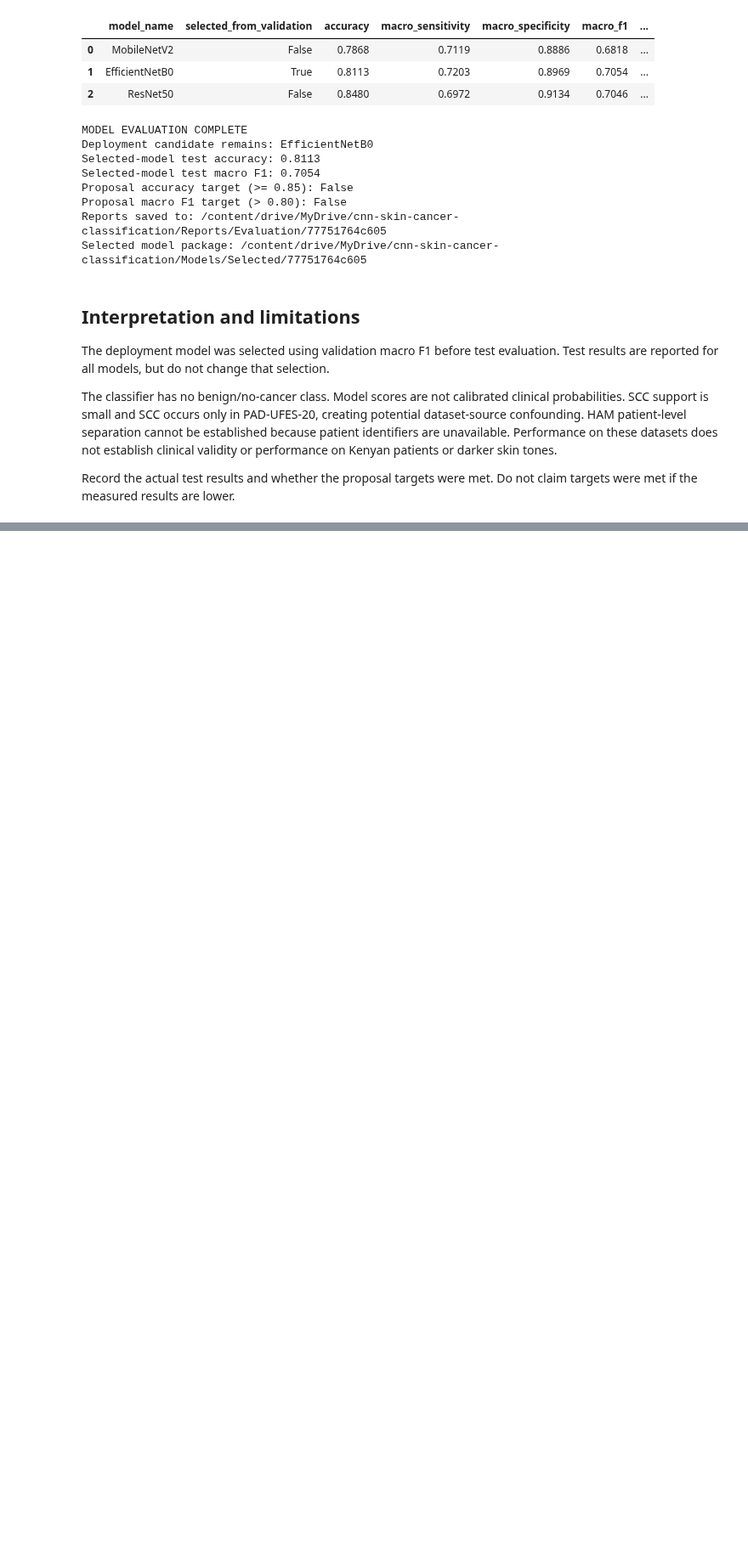
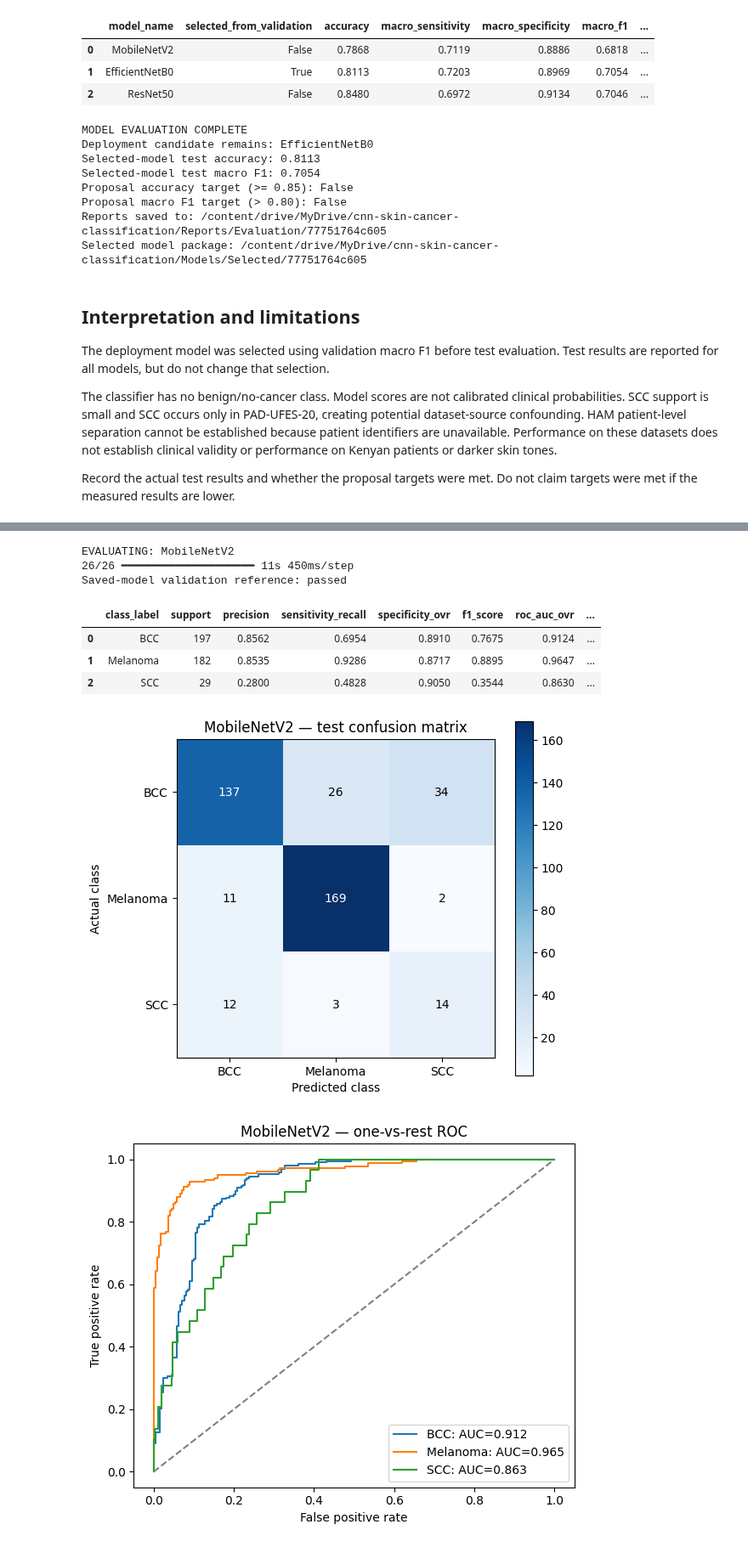
Before and after one commit to Chetalam/cnn-skin-cancer-classification, a Jupyter notebook: notebooks/06_model_evaluation.ipynb, the cells around one changed output, grey strips where cells are left out. Shown at 85% size. Drawn from its saved outputs; the diff is of its cells as text; code cells hidden in the pictures; blank space fills up the shorter version.

Commit message:
Record Experiment 2 evaluation, SCC comparison and accuracy/F1 target checks

```diff
--- a/notebooks/06_model_evaluation.ipynb
+++ b/notebooks/06_model_evaluation.ipynb
@@ -378,0 +717,79 @@ Record the actual test results and whether the proposal targets were met. Do not
+# %%
+summaries = []
+all_predictions = {}
+for name in MODEL_NAMES:
+    tf.keras.backend.clear_session()
+    gc.collect()
+    info = metadata[name]
+    folder = REPORT_ROOT / name
+    folder.mkdir(parents=True, exist_ok=True)
+    preprocess = PREPROCESSORS[info['preprocessing']]
+    model = tf.keras.models.load_model(MODEL_ROOT / name / 'best.keras', compile=False)
+
+    # Verify saved-model outputs against notebook 5's validation reference.
+    reference_frame = pd.read_csv(TRAINING_ROOT / name / 'validation_reference_images.csv')
+    with np.load(TRAINING_ROOT / name / 'validation_reference.npz') as archive:
+        reference_scores = archive['scores'].copy()
+        reference_labels = archive['labels'].copy()
+    assert np.array_equal(reference_labels, reference_frame['label_index'].to_numpy())
+    reference_images = tf.stack([read_image(str(path)) for path in reference_frame['image_path']])
+    current_scores = model.predict(preprocess(reference_images), verbose=0)
+    np.testing.assert_allclose(current_scores, reference_scores, rtol=1e-3, atol=1e-4)
+
+    test_ds = RAW_TEST.map(preprocess, num_parallel_calls=tf.data.AUTOTUNE).prefetch(tf.data.AUTOTUNE)
+    print('\nEVALUATING:', name)
+    probabilities = model.predict(test_ds, verbose=1)
+    if probabilities.shape != (len(test_frame), 3) or not np.isfinite(probabilities).all():
+        raise ValueError('Invalid model output shape or scores.')
+    if (probabilities < 0).any():
+        raise ValueError('Negative softmax scores found.')
+    np.testing.assert_allclose(probabilities.sum(axis=1), 1.0, atol=1e-5)
+    summary, per_class, matrix = compute_metrics(TEST_LABELS, probabilities)
+    summary.update({'model_name': name, 'selected_from_validation': name == SELECTED_NAME,
+                    'validation_macro_f1': info['validation_macro_f1'],
+                    'run_id': RUN_ID, 'experiment': 'Experiment 2',
+                    'evaluation_type': 'follow-up on previously inspected test set'})
+    summaries.append(summary)
+    all_predictions[name] = probabilities
+    per_class.to_csv(folder / 'per_class_metrics.csv', index=False)
+    write_json(folder / 'test_metrics.json', summary)
+    pd.DataFrame(matrix, index=CLASS_NAMES, columns=CLASS_NAMES).to_csv(folder / 'confusion_matrix.csv')
+    predictions = test_frame.drop(columns=['local_path']).copy()
+    predicted = probabilities.argmax(axis=1)
+    predictions['predicted_class'] = np.asarray(CLASS_NAMES)[predicted]
+    predictions['model_score'] = probabilities.max(axis=1)
+    predictions['correct'] = predicted == TEST_LABELS
+    for index, class_name in enumerate(CLASS_NAMES):
+        predictions[f'score_{class_name}'] = probabilities[:, index]
+    predictions.to_csv(folder / 'test_predictions.csv', index=False)
+    predictions[~predictions['correct']].to_csv(folder / 'misclassified_images.csv', index=False)
+
+    source_rows = []
+    for dataset_name, indices in test_frame.groupby('dataset').groups.items():
+        indices = np.asarray(list(indices))
+        source_labels = TEST_LABELS[indices]
+        source_predictions = predicted[indices]
+        present_classes = np.unique(source_labels)
+        source_rows.append({
+            'dataset': dataset_name, 'image_count': len(indices),
+            'represented_classes': ', '.join(CLASS_NAMES[index] for index in present_classes),
+            'accuracy': float(accuracy_score(source_labels, source_predictions)),
+            'macro_f1_present_classes': float(f1_score(source_labels, source_predictions,
+                labels=present_classes, average='macro', zero_division=0)),
+        })
+    pd.DataFrame(source_rows).to_csv(folder / 'metrics_by_dataset.csv', index=False)
+    print('Saved-model validation reference: passed')
+    display(per_class.round(4))
+    save_figures(name, TEST_LABELS, probabilities, matrix, folder)
+    del model, test_ds, reference_images
+    gc.collect()
+# %% [output]
+EVALUATING: MobileNetV2
+26/26 ━━━━━━━━━━━━━━━━━━━━ 11s 450ms/step
+Saved-model validation reference: passed
+|  | class_label | support | precision | sensitivity_recall | specificity_ovr | f1_score | roc_auc_ovr | ... |
+| 0 | BCC | 197 | 0.8562 | 0.6954 | 0.8910 | 0.7675 | 0.9124 | ... |
+| 1 | Melanoma | 182 | 0.8535 | 0.9286 | 0.8717 | 0.8895 | 0.9647 | ... |
+| 2 | SCC | 29 | 0.2800 | 0.4828 | 0.9050 | 0.3544 | 0.8630 | ... |
+[figure, added]
+[figure, added]
```
Also changed, not shown: parts of 10 cells of this notebook.
